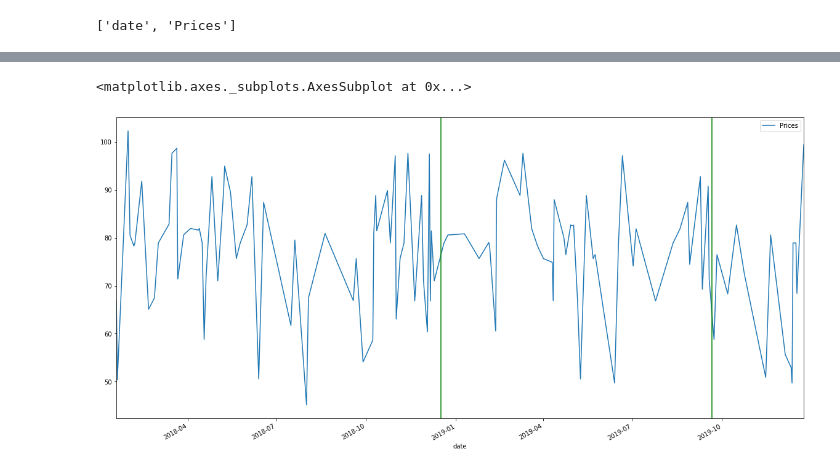
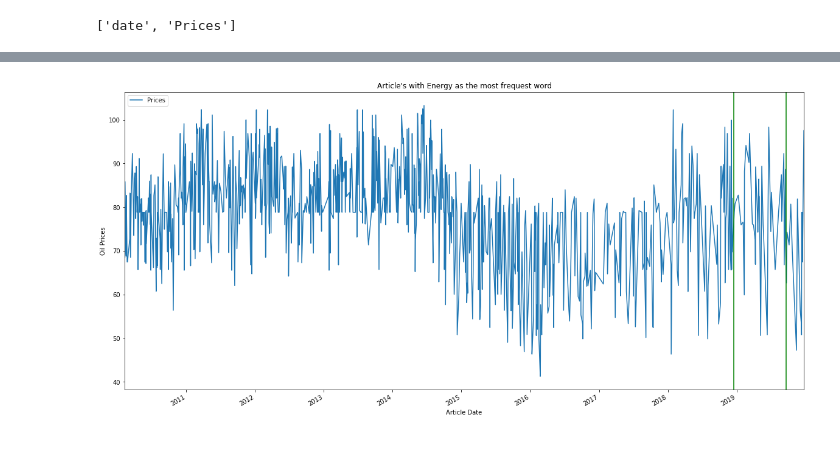
Before and after one commit to treyhunold/project_1, a Jupyter notebook: Visualizations/Sector_visualization.ipynb, the cells around one changed output, grey strips where cells are left out. Cells and saved outputs as stored; diff of their text form; code cells hidden in the pictures.

```diff
--- a/Visualizations/Sector_visualization.ipynb
+++ b/Visualizations/Sector_visualization.ipynb
@@ -15,2 +16,5 @@ df_visualization = pd.read_pickle("../prediction_prices.pkl")
+# %%
+#read in the pickle file as a dataframe
+df_visualization = pd.read_pickle("../prediction_oil_prices.pkl")
 # %% [markdown]
 ## Gas Visualization
@@ -62,12 +64,11 @@ energy_curve_plot = energy_df.plot(x='date', y='Prices',figsize=(20,10))
-# %%
-energy_curve_plot.axvline(dt.datetime(2012, 9, 21))
-energy_curve_plot
-# %% [output]
-<matplotlib.axes._subplots.AxesSubplot at 0x...>
 # %%
-energy_curve_plot = energy_df.plot(x='date', y='Prices',figsize=(20,10))
+#Create plot with vlines for the dates in which the word was most frequently used
+energy_curve_plot = energy_df.plot(x='date', y='Prices', figsize=(20,10), legend=True)
+energy_curve_plot.set_xlabel("Article Date")
+energy_curve_plot.set_ylabel("Oil Prices")
+energy_curve_plot.set_title("Article's with Energy as the most frequest word")
 energy_curve_plot.axvline(dt.datetime(2019, 9, 21), color='green')
 energy_curve_plot.axvline(dt.datetime(2018, 12, 17), color='green')
 plt.show()
 # %% [output]
-[figure, old version]
+[figure, new version]
```
Also changed, not shown: parts of 15 cells of this notebook, 1 other file.
